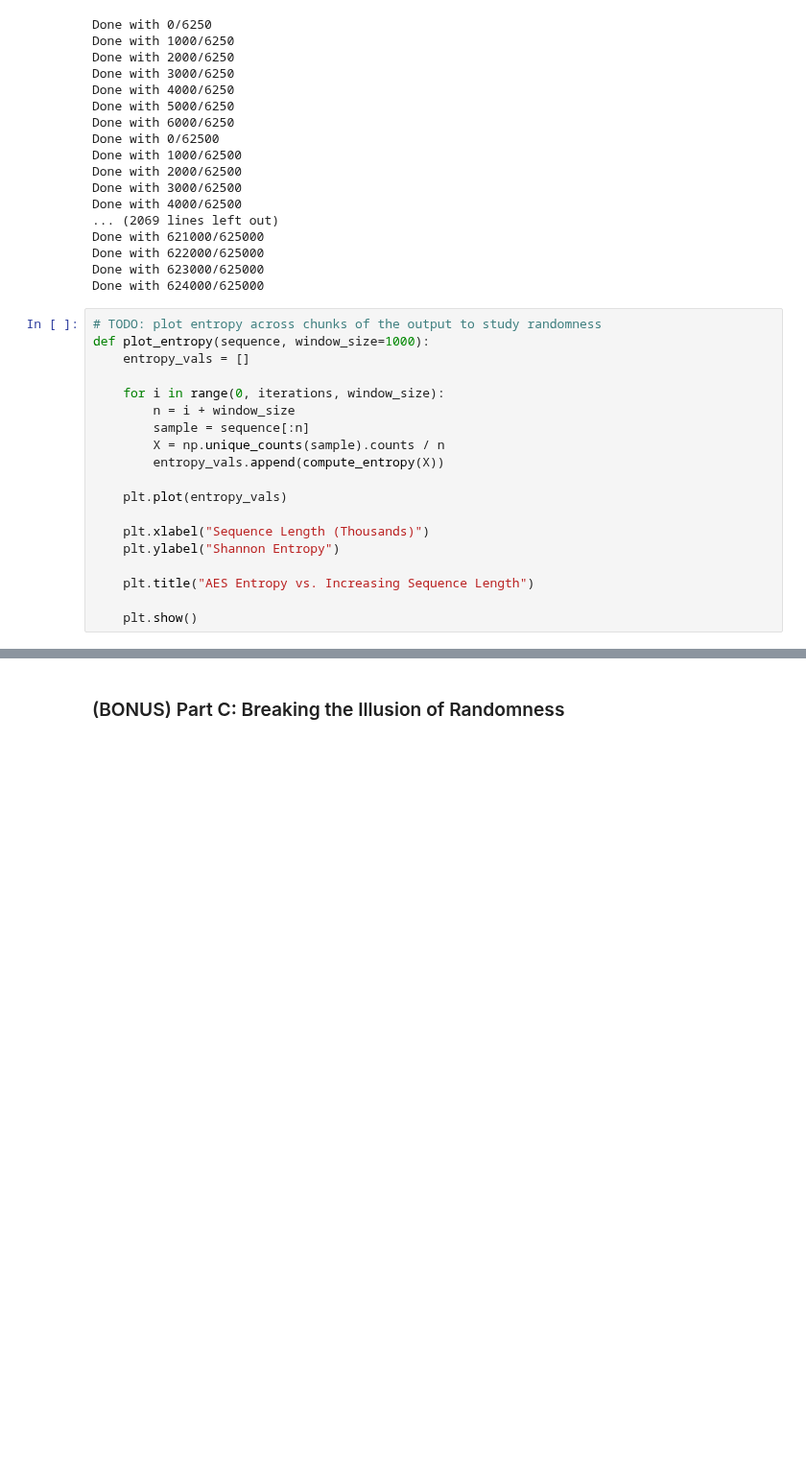
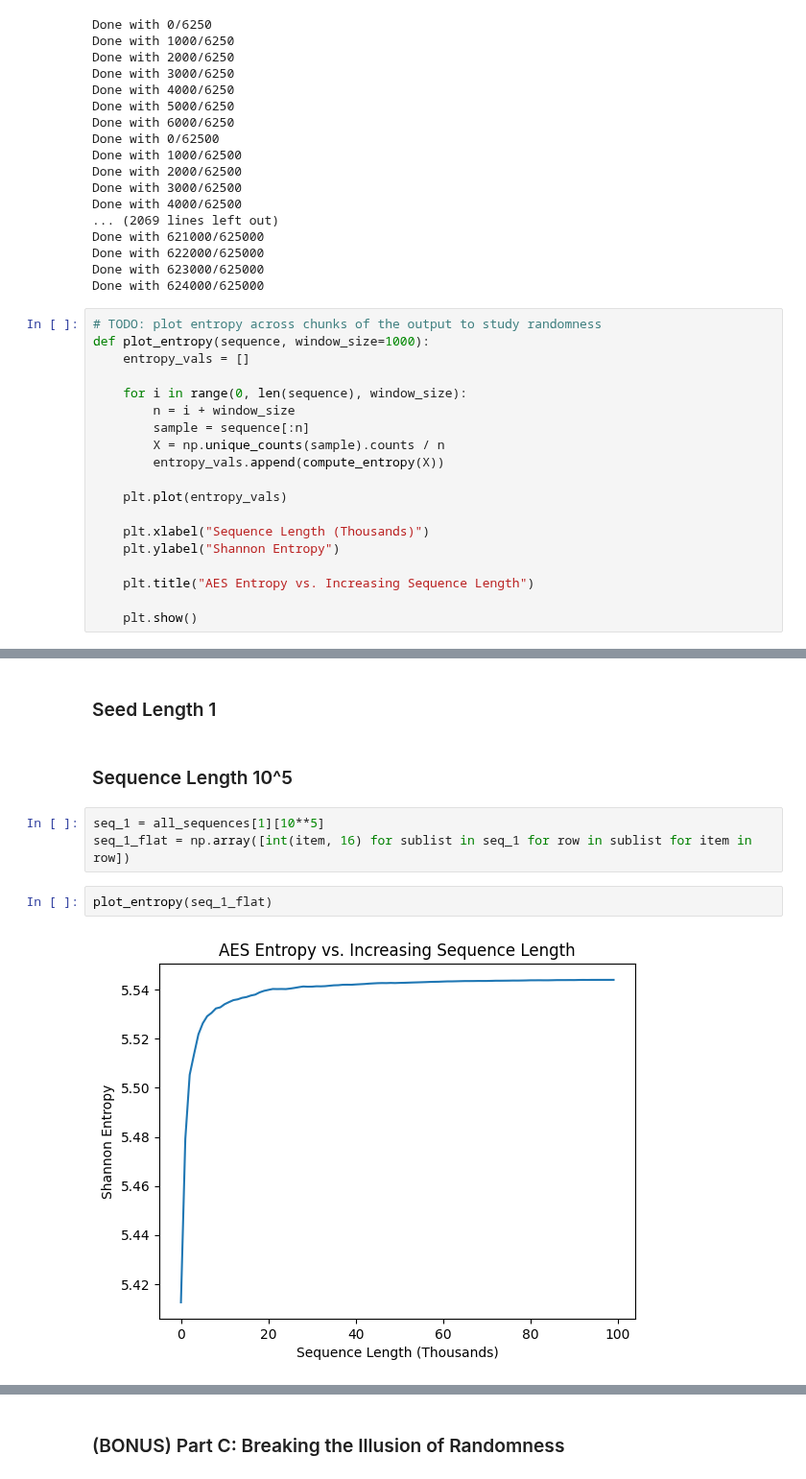
Before and after one commit to Kaya-Kaya/CMU-x-IDQuantique-Challenge, a Jupyter notebook: Task_1.ipynb, the cells around one changed output, grey strips where cells are left out. Shown at 96% size. Drawn from its saved outputs; the diff is of its cells as text; blank space fills up the shorter version.

```diff
--- a/Task_1.ipynb
+++ b/Task_1.ipynb
@@ -683,7 +683,7 @@ Done with 624000/625000
 def plot_entropy(sequence, window_size=1000):
     entropy_vals = []
 
-    for i in range(0, iterations, window_size):
+    for i in range(0, len(sequence), window_size):
         n = i + window_size
         sample = sequence[:n]
         X = np.unique_counts(sample).counts / n
@@ -728,0 +730,11 @@ def run_statistical_tests(sequence, item_bits=8):
+# %% [markdown]
+### Seed Length 1
+# %% [markdown]
+### Sequence Length 10^5
+# %%
+seq_1 = all_sequences[1][10**5]
+seq_1_flat = np.array([int(item, 16) for sublist in seq_1 for row in sublist for item in row])
+# %%
+plot_entropy(seq_1_flat)
+# %% [output]
+[figure, added]
```
Also changed, not shown: parts of 49 cells of this notebook.
